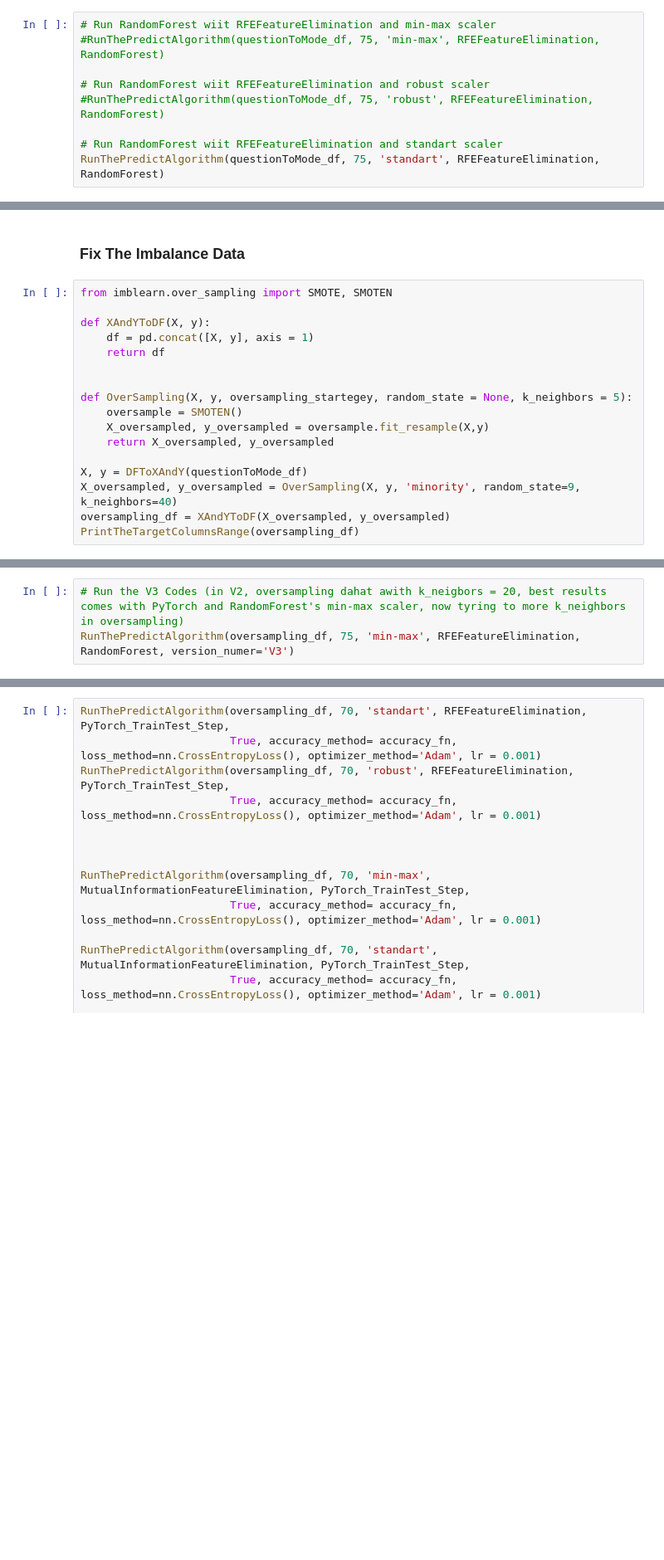
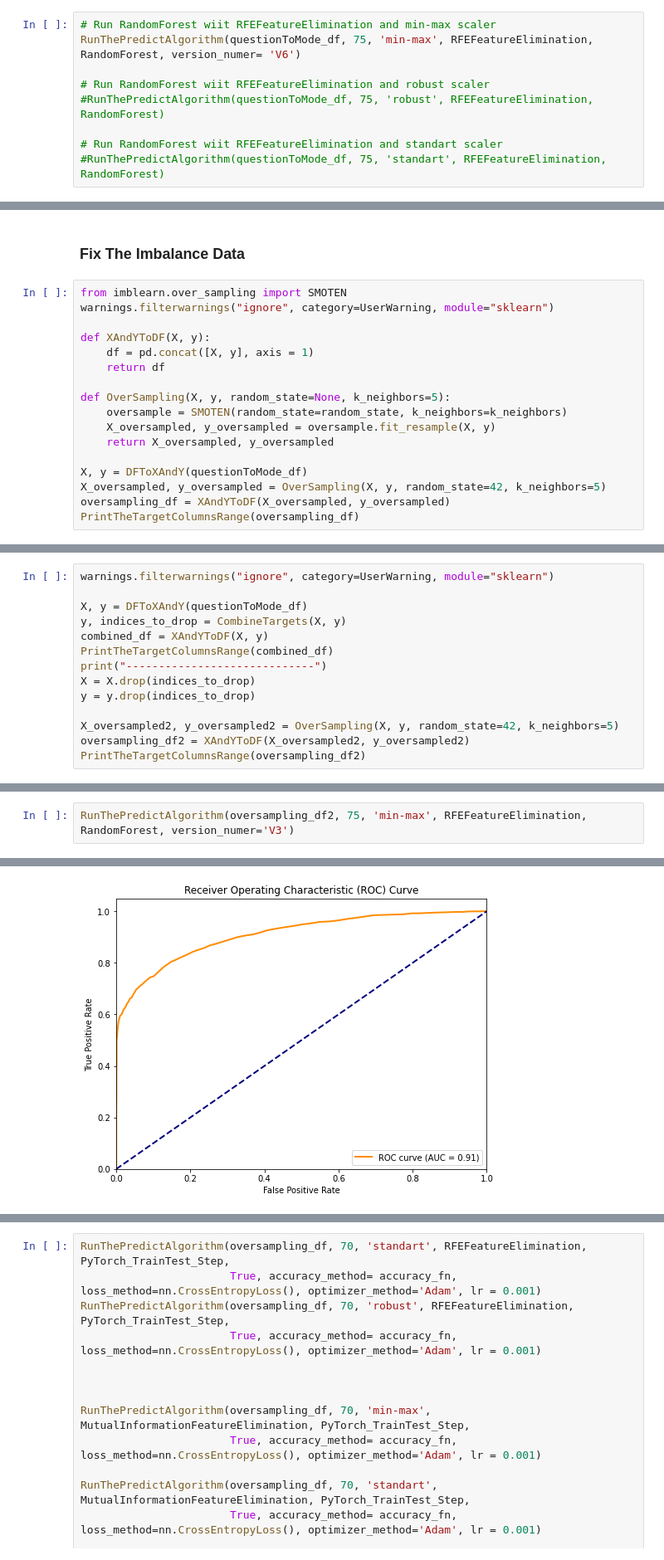
Before and after one commit to SeyitKoyuncu/CENG464-DataMining, a Jupyter notebook: CENG464_DataMiningProject_v1.ipynb, the cells around one changed output, grey strips where cells are left out. Shown at 83% size. Saved outputs shown, nothing was run; the diff lists cells and outputs as text; blank space fills up the shorter version.

```diff
--- a/CENG464_DataMiningProject_v1.ipynb
+++ b/CENG464_DataMiningProject_v1.ipynb
@@ -1109,9 +1210,9 @@ RunThePredictAlgorithm(questionToMode_df, 75, 'min-max', RFEFeatureElimination,
 # %%
 # Run RandomForest wiit RFEFeatureElimination and min-max scaler
-#RunThePredictAlgorithm(questionToMode_df, 75, 'min-max', RFEFeatureElimination, RandomForest)
+RunThePredictAlgorithm(questionToMode_df, 75, 'min-max', RFEFeatureElimination, RandomForest, version_numer= 'V6')
 
 # Run RandomForest wiit RFEFeatureElimination and robust scaler
 #RunThePredictAlgorithm(questionToMode_df, 75, 'robust', RFEFeatureElimination, RandomForest)
 
 # Run RandomForest wiit RFEFeatureElimination and standart scaler
-RunThePredictAlgorithm(questionToMode_df, 75, 'standart', RFEFeatureElimination, RandomForest)
+#RunThePredictAlgorithm(questionToMode_df, 75, 'standart', RFEFeatureElimination, RandomForest)
@@ -1138,19 +1268,19 @@ print(algorithms_results[FindBestModel(algorithms_results)])
 # %% [markdown]
 ### Fix The Imbalance Data
 # %%
-from imblearn.over_sampling import SMOTE, SMOTEN
+from imblearn.over_sampling import SMOTEN
+warnings.filterwarnings("ignore", category=UserWarning, module="sklearn")
 
 def XAndYToDF(X, y):
     df = pd.concat([X, y], axis = 1)
     return df
 
-
-def OverSampling(X, y, oversampling_startegey, random_state = None, k_neighbors = 5):
-    oversample = SMOTEN()
-    X_oversampled, y_oversampled = oversample.fit_resample(X,y)
+def OverSampling(X, y, random_state=None, k_neighbors=5):
+    oversample = SMOTEN(random_state=random_state, k_neighbors=k_neighbors)
+    X_oversampled, y_oversampled = oversample.fit_resample(X, y)
     return X_oversampled, y_oversampled
 
 X, y = DFToXAndY(questionToMode_df)
-X_oversampled, y_oversampled = OverSampling(X, y, 'minority', random_state=9, k_neighbors=40)
+X_oversampled, y_oversampled = OverSampling(X, y, random_state=42, k_neighbors=5)
 oversampling_df = XAndYToDF(X_oversampled, y_oversampled)
 PrintTheTargetColumnsRange(oversampling_df)
@@ -1200,3 +1292,14 @@ model_result = model.fit(X_train, y_train, epochs=2000,validation_data=(X_test,
-# %%
-# Run the V3 Codes (in V2, oversampling dahat awith k_neigbors = 20, best results comes with PyTorch and RandomForest's min-max scaler, now tyring to more k_neighbors in oversampling)
-RunThePredictAlgorithm(oversampling_df, 75, 'min-max', RFEFeatureElimination, RandomForest, version_numer='V3')
+# %%
+warnings.filterwarnings("ignore", category=UserWarning, module="sklearn")
+
+X, y = DFToXAndY(questionToMode_df)
+y, indices_to_drop = CombineTargets(X, y)
+combined_df = XAndYToDF(X, y)
+PrintTheTargetColumnsRange(combined_df)
+print("-----------------------------")
+X = X.drop(indices_to_drop)
+y = y.drop(indices_to_drop)
+
+X_oversampled2, y_oversampled2 = OverSampling(X, y, random_state=42, k_neighbors=5)
+oversampling_df2 = XAndYToDF(X_oversampled2, y_oversampled2)
+PrintTheTargetColumnsRange(oversampling_df2)
@@ -1202,0 +1317,3 @@ RunThePredictAlgorithm(oversampling_df, 75, 'min-max', RFEFeatureElimination, Ra
+# %%
+RunThePredictAlgorithm(oversampling_df2, 75, 'min-max', RFEFeatureElimination, RandomForest, version_numer='V3')
+# %% [output]
@@ -1203 +1336,2 @@ RunThePredictAlgorithm(oversampling_df, 75, 'min-max', RFEFeatureElimination, Ra
+[figure, added]
 # %%
```
Also changed, not shown: parts of 33 cells of this notebook, 29 other files.
